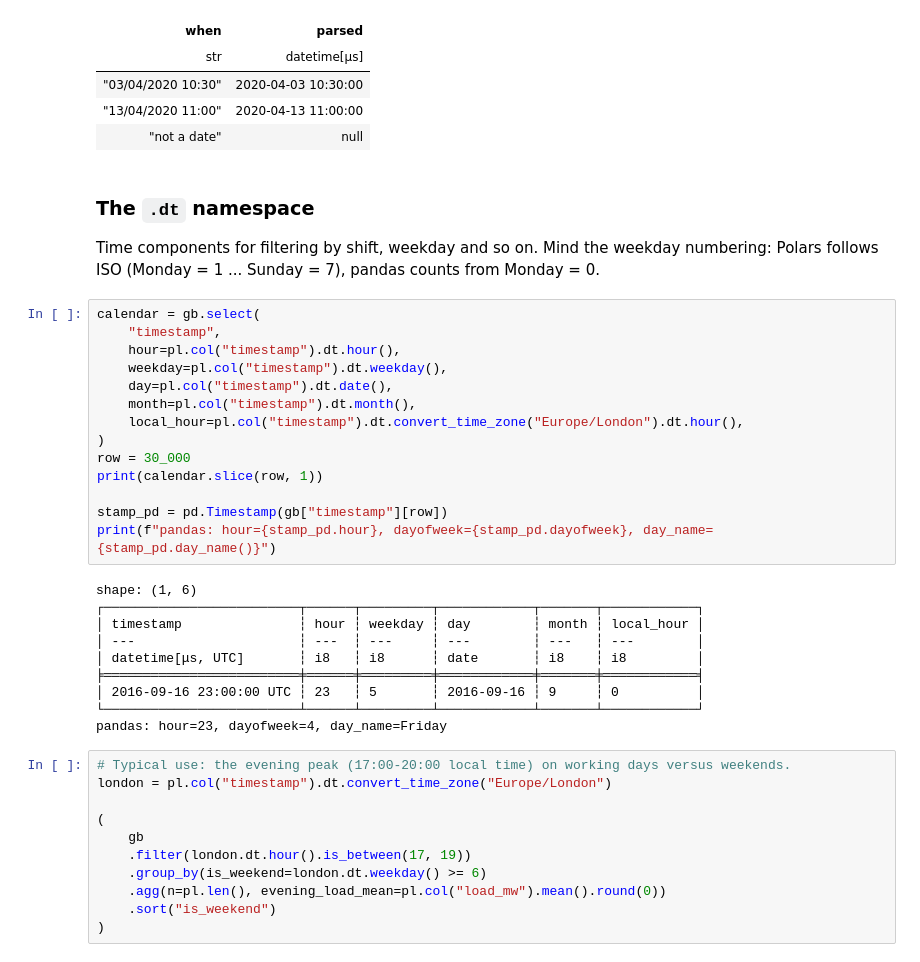
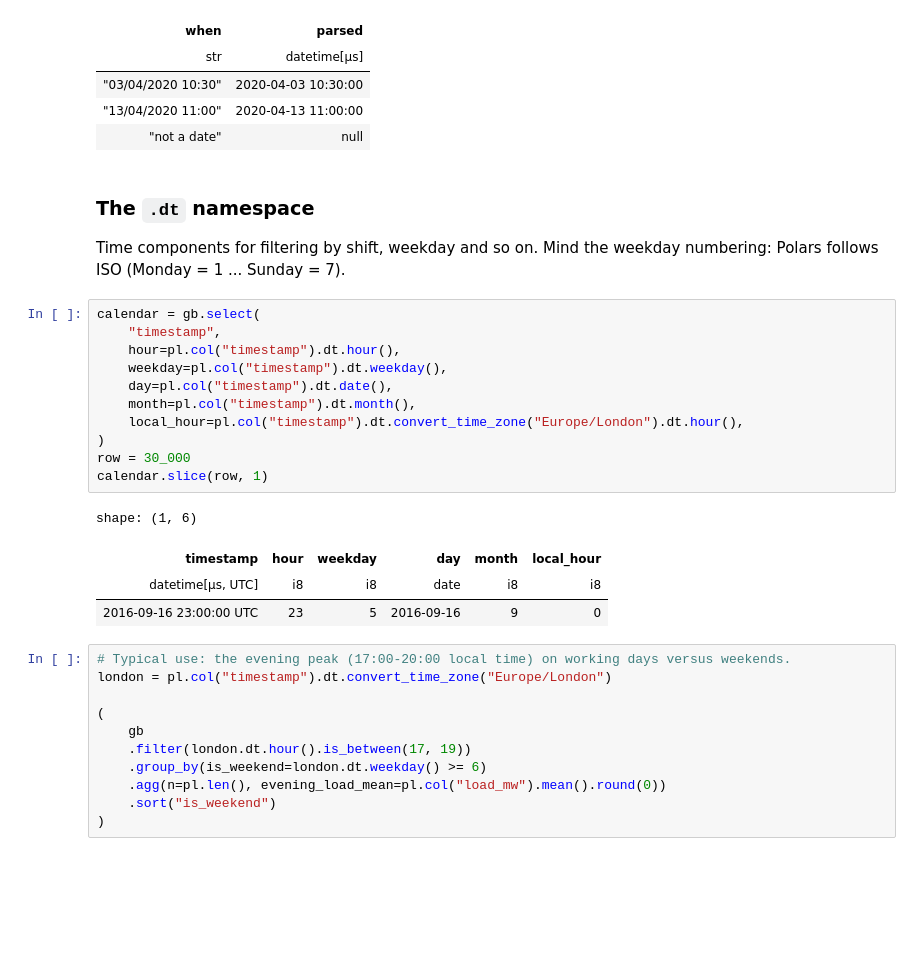
Before and after one commit to alessandro-rubin-sate/polars-intro, a Jupyter notebook: polars_intro.ipynb, the cells around one changed output. Cells and saved outputs as stored; diff of their text form; blank space fills up the shorter version.

```diff
--- a/polars_intro.ipynb
+++ b/polars_intro.ipynb
@@ -914,31 +1166,23 @@ shape: (3, 2)
 ### The `.dt` namespace
 
 Time components for filtering by shift, weekday and so on. Mind the weekday numbering: Polars
-follows ISO (Monday = 1 ... Sunday = 7), pandas counts from Monday = 0.
+follows ISO (Monday = 1 ... Sunday = 7).
 # %%
 calendar = gb.select(
     "timestamp",
     hour=pl.col("timestamp").dt.hour(),
     weekday=pl.col("timestamp").dt.weekday(),
     day=pl.col("timestamp").dt.date(),
     month=pl.col("timestamp").dt.month(),
     local_hour=pl.col("timestamp").dt.convert_time_zone("Europe/London").dt.hour(),
 )
 row = 30_000
-print(calendar.slice(row, 1))
-
-stamp_pd = pd.Timestamp(gb["timestamp"][row])
-print(f"pandas: hour={stamp_pd.hour}, dayofweek={stamp_pd.dayofweek}, day_name={stamp_pd.day_name()}")
+calendar.slice(row, 1)
 # %% [output]
 shape: (1, 6)
-┌─────────────────────────┬──────┬─────────┬────────────┬───────┬────────────┐
-│ timestamp               ┆ hour ┆ weekday ┆ day        ┆ month ┆ local_hour │
-│ ---                     ┆ ---  ┆ ---     ┆ ---        ┆ ---   ┆ ---        │
-│ datetime[μs, UTC]       ┆ i8   ┆ i8      ┆ date       ┆ i8    ┆ i8         │
-╞═════════════════════════╪══════╪═════════╪════════════╪═══════╪════════════╡
-│ 2016-09-16 23:00:00 UTC ┆ 23   ┆ 5       ┆ 2016-09-16 ┆ 9     ┆ 0          │
-└─────────────────────────┴──────┴─────────┴────────────┴───────┴────────────┘
-pandas: hour=23, dayofweek=4, day_name=Friday
+| timestamp | hour | weekday | day | month | local_hour |
+| datetime[μs, UTC] | i8 | i8 | date | i8 | i8 |
+| 2016-09-16 23:00:00 UTC | 23 | 5 | 2016-09-16 | 9 | 0 |
 # %%
 # Typical use: the evening peak (17:00-20:00 local time) on working days versus weekends.
 london = pl.col("timestamp").dt.convert_time_zone("Europe/London")
```
Also changed, not shown: parts of 79 cells of this notebook.
